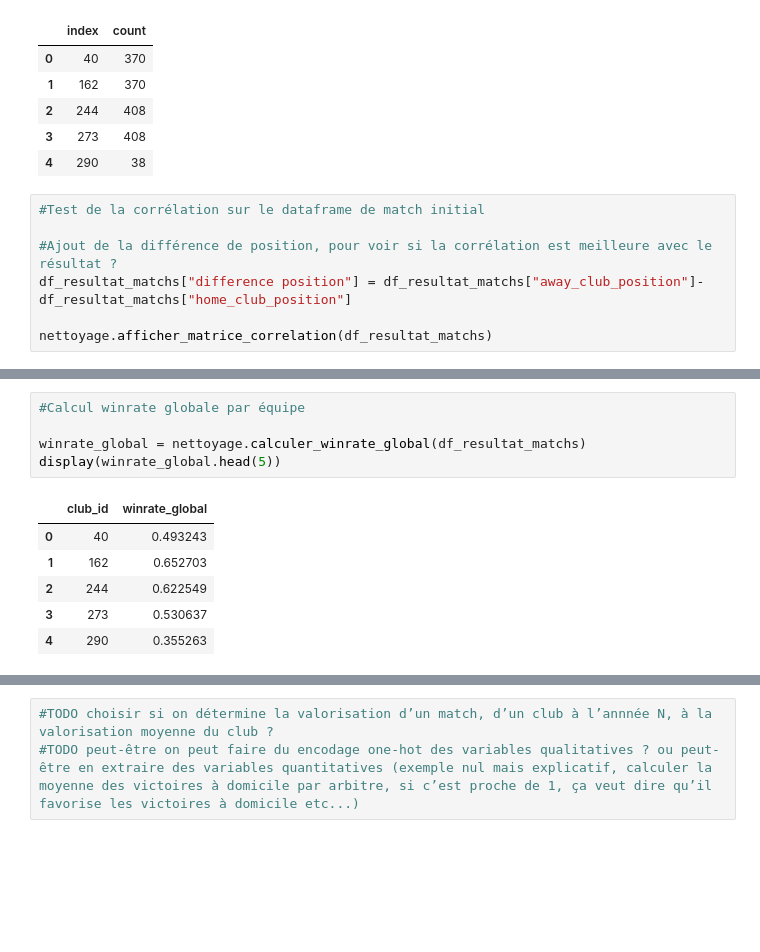
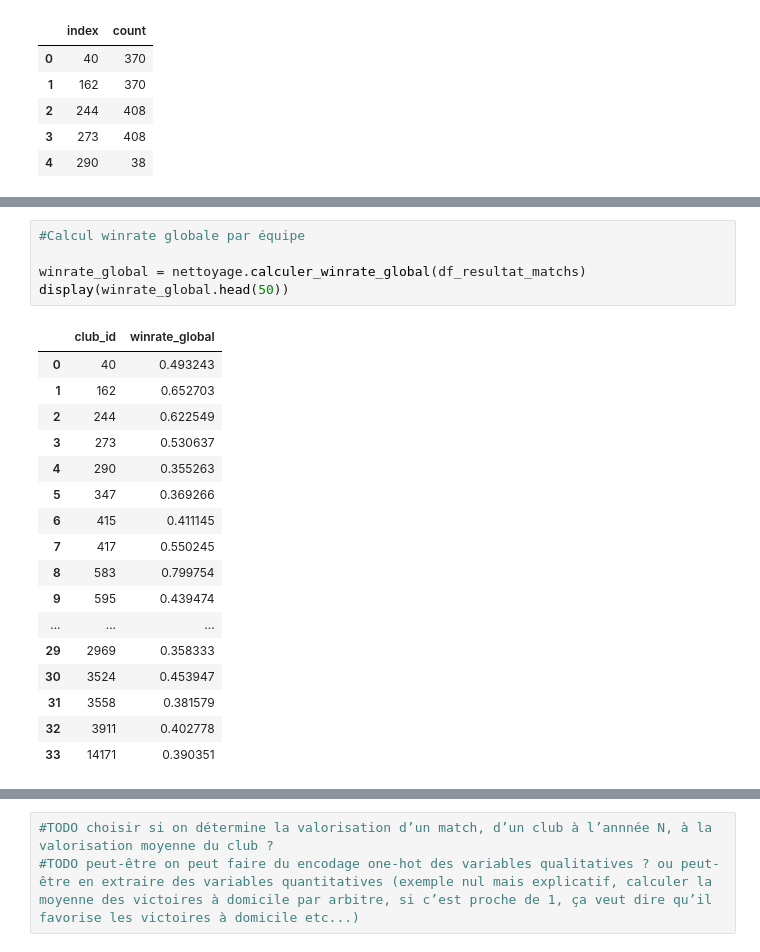
Before and after one commit to AntoninChevalier/Winunmax, a Jupyter notebook: notebooks/exploration.ipynb, the cells around one changed output, grey strips where cells are left out. Drawn from its saved outputs; the diff is of its cells as text; blank space fills up the shorter version.

```diff
--- a/notebooks/exploration.ipynb
+++ b/notebooks/exploration.ipynb
@@ -198,10 +251,3 @@ verification_nb_total_match.head(5)
 | 2 | 244 | 408 |
 | 3 | 273 | 408 |
 | 4 | 290 | 38 |
-# %%
-#Test de la corrélation sur le dataframe de match initial
-
-#Ajout de la différence de position, pour voir si la corrélation est meilleure avec le résultat ?
-df_resultat_matchs["difference position"] = df_resultat_matchs["away_club_position"]-df_resultat_matchs["home_club_position"]
-
-nettoyage.afficher_matrice_correlation(df_resultat_matchs)
@@ -272,15 +254,26 @@ Vérification manuelle correcte !
 # %%
 #Calcul winrate globale par équipe
 
 winrate_global = nettoyage.calculer_winrate_global(df_resultat_matchs)
-display(winrate_global.head(5))
+display(winrate_global.head(50))
 # %% [output]
 |  | club_id | winrate_global |
 | 0 | 40 | 0.493243 |
 | 1 | 162 | 0.652703 |
 | 2 | 244 | 0.622549 |
 | 3 | 273 | 0.530637 |
 | 4 | 290 | 0.355263 |
+| 5 | 347 | 0.369266 |
+| 6 | 415 | 0.411145 |
+| 7 | 417 | 0.550245 |
+| 8 | 583 | 0.799754 |
+| 9 | 595 | 0.439474 |
+| ... | ... | ... |
+| 29 | 2969 | 0.358333 |
+| 30 | 3524 | 0.453947 |
+| 31 | 3558 | 0.381579 |
+| 32 | 3911 | 0.402778 |
+| 33 | 14171 | 0.390351 |
 # %%
 #Vérification manuelle du winrate global : CORRECTE
 
```
Also changed, not shown: parts of 16 cells of this notebook, 1 other file.
